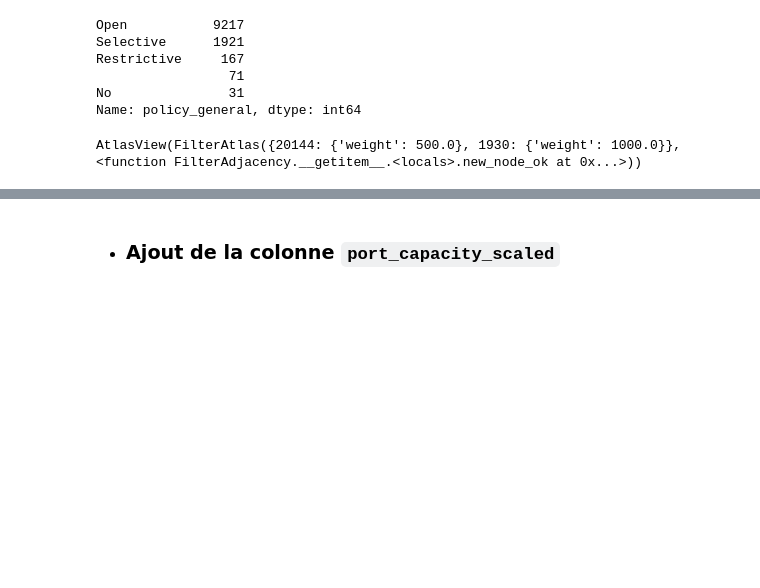
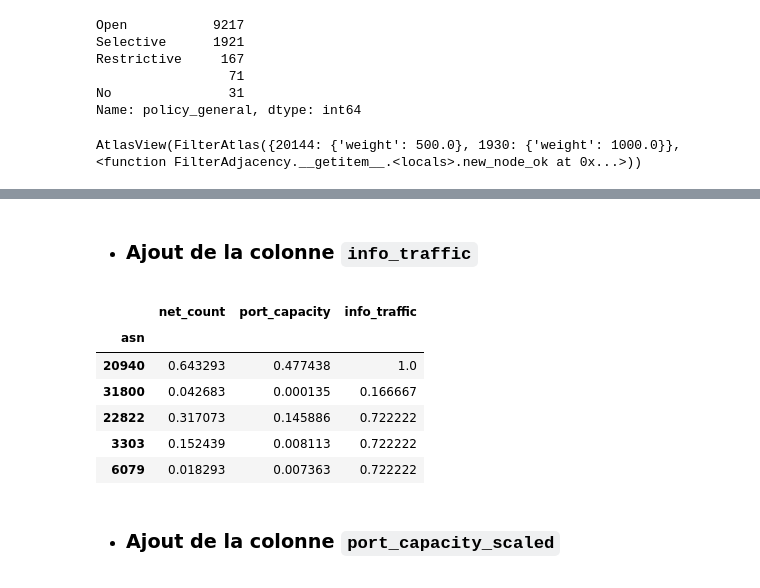
Before and after one commit to Viperine2022/projet_long_GCN_internet, a Jupyter notebook: IMPLANTATION/PeeringDB/peeringDB_data_scaled.ipynb, the cells around one changed output, grey strips where cells are left out. Cells and saved outputs as stored; diff of their text form; code cells hidden in the pictures; blank space fills up the shorter version.

```diff
--- a/IMPLANTATION/PeeringDB/peeringDB_data_scaled.ipynb
+++ b/IMPLANTATION/PeeringDB/peeringDB_data_scaled.ipynb
@@ -388,0 +307,5 @@ AtlasView(FilterAtlas({20144: {'weight': 500.0}, 1930: {'weight': 1000.0}}, <fun
+# %%
+max_ix_count = net['ix_count'].max()
+
+dataset_as = pd.DataFrame()
+dataset_as['net_count'] = net['ix_count']/max_ix_count
@@ -389,3 +322,19 @@ AtlasView(FilterAtlas({20144: {'weight': 500.0}, 1930: {'weight': 1000.0}}, <fun
+# %% [markdown]
+- ### Ajout de la colonne `info_traffic`
+# %%
+scale_mapper = {"0-20Mbps":1, "20-100Mbps":2, "100-1000Mbps":3, "1-5Gbps":4, "5-10Gbps":5, "10-20Gbps":6, "20-50Gbps":7, "50-100Gbps":8, "100-200Gbps":9, "200-300Gbps":10, "300-500Gbps":11, "500-1000Gbps":12, "1-5Tbps":13, "5-10Tbps":14, "10-20Tbps":15, "20-50Tbps":16, "50-100Tbps":17, "100+Tbps":18}
+my_dictionary = {k: v/len(scale_mapper) for k, v in scale_mapper.items()}
+dataset_as["info_traffic"] = net["info_traffic"].replace(my_dictionary)
+
+dataset_as.head()
+# %% [output]
+|  | net_count | port_capacity | info_traffic |
+| asn |  |  |  |
+| 20940 | 0.643293 | 0.477438 | 1.0 |
+| 31800 | 0.042683 | 0.000135 | 0.166667 |
+| 22822 | 0.317073 | 0.145886 | 0.722222 |
+| 3303 | 0.152439 | 0.008113 | 0.722222 |
+| 6079 | 0.018293 | 0.007363 | 0.722222 |
 # %% [markdown]
 - ### Ajout de la colonne `port_capacity_scaled`
 # %%
```
Also changed, not shown: parts of 28 cells of this notebook, 3 other files.
